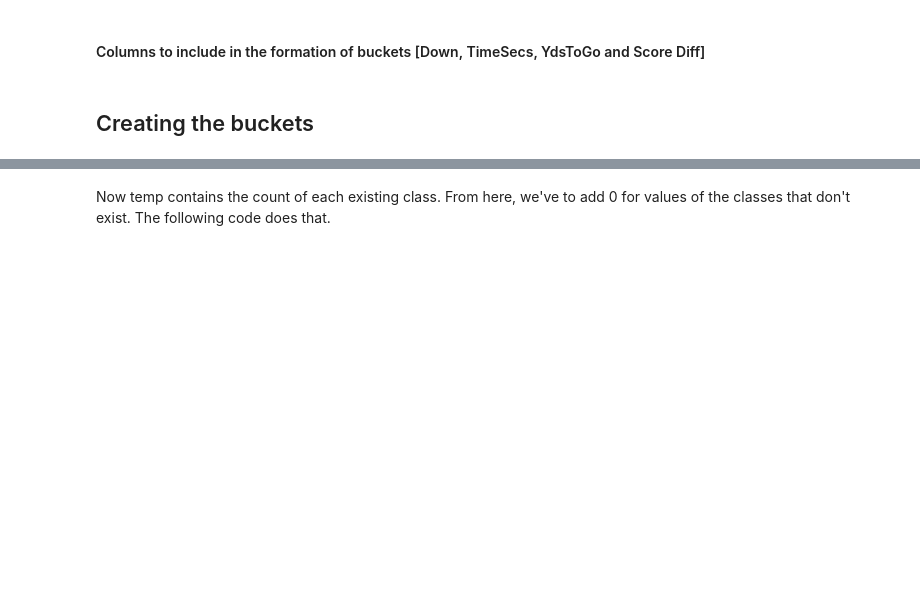
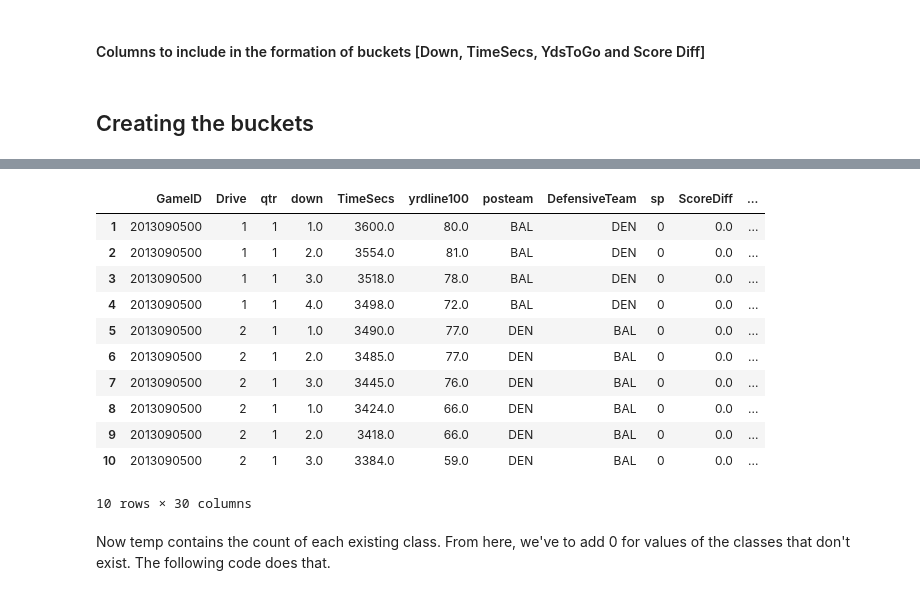
Before and after one commit to tyagi-iiitv/NFLLive, a Jupyter notebook: Bucketing.ipynb, the cells around one changed output, grey strips where cells are left out. Cells and saved outputs as stored; diff of their text form; code cells hidden in the pictures; blank space fills up the shorter version.

```diff
--- a/Bucketing.ipynb
+++ b/Bucketing.ipynb
@@ -72,2 +85,17 @@ data['FavScoreDiffClass'] = pd.cut(data['FavScoreDiff'],30, labels=False)
+# %%
+data.head(10)
+# %% [output]
+|  | GameID | Drive | qtr | down | TimeSecs | yrdline100 | posteam | DefensiveTeam | sp | ScoreDiff | ... |
+| 1 | 2013090500 | 1 | 1 | 1.0 | 3600.0 | 80.0 | BAL | DEN | 0 | 0.0 | ... |
+| 2 | 2013090500 | 1 | 1 | 2.0 | 3554.0 | 81.0 | BAL | DEN | 0 | 0.0 | ... |
+| 3 | 2013090500 | 1 | 1 | 3.0 | 3518.0 | 78.0 | BAL | DEN | 0 | 0.0 | ... |
+| 4 | 2013090500 | 1 | 1 | 4.0 | 3498.0 | 72.0 | BAL | DEN | 0 | 0.0 | ... |
+| 5 | 2013090500 | 2 | 1 | 1.0 | 3490.0 | 77.0 | DEN | BAL | 0 | 0.0 | ... |
+| 6 | 2013090500 | 2 | 1 | 2.0 | 3485.0 | 77.0 | DEN | BAL | 0 | 0.0 | ... |
+| 7 | 2013090500 | 2 | 1 | 3.0 | 3445.0 | 76.0 | DEN | BAL | 0 | 0.0 | ... |
+| 8 | 2013090500 | 2 | 1 | 1.0 | 3424.0 | 66.0 | DEN | BAL | 0 | 0.0 | ... |
+| 9 | 2013090500 | 2 | 1 | 2.0 | 3418.0 | 66.0 | DEN | BAL | 0 | 0.0 | ... |
+| 10 | 2013090500 | 2 | 1 | 3.0 | 3384.0 | 59.0 | DEN | BAL | 0 | 0.0 | ... |
+10 rows × 30 columns
 # %%
 class_names = ['FavScoreDiffClass','yrdline100Class','TimeSecsClass','DownClass']
```
Also changed, not shown: parts of 14 cells of this notebook, 4 other files.
